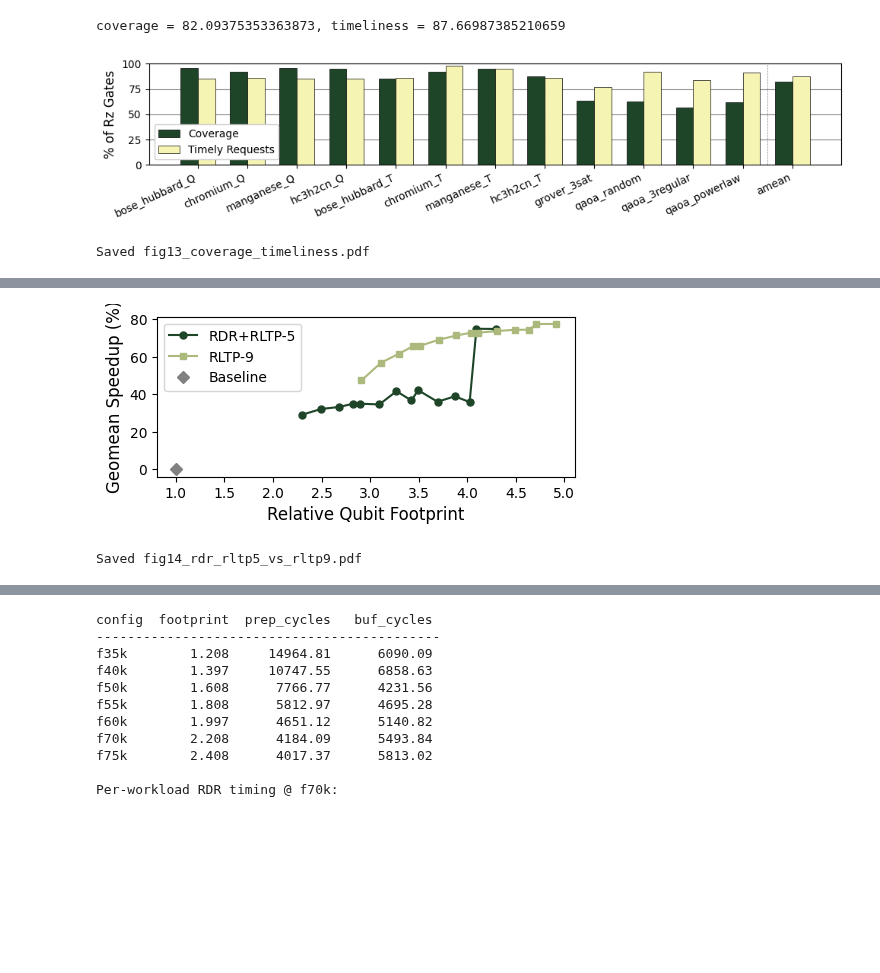
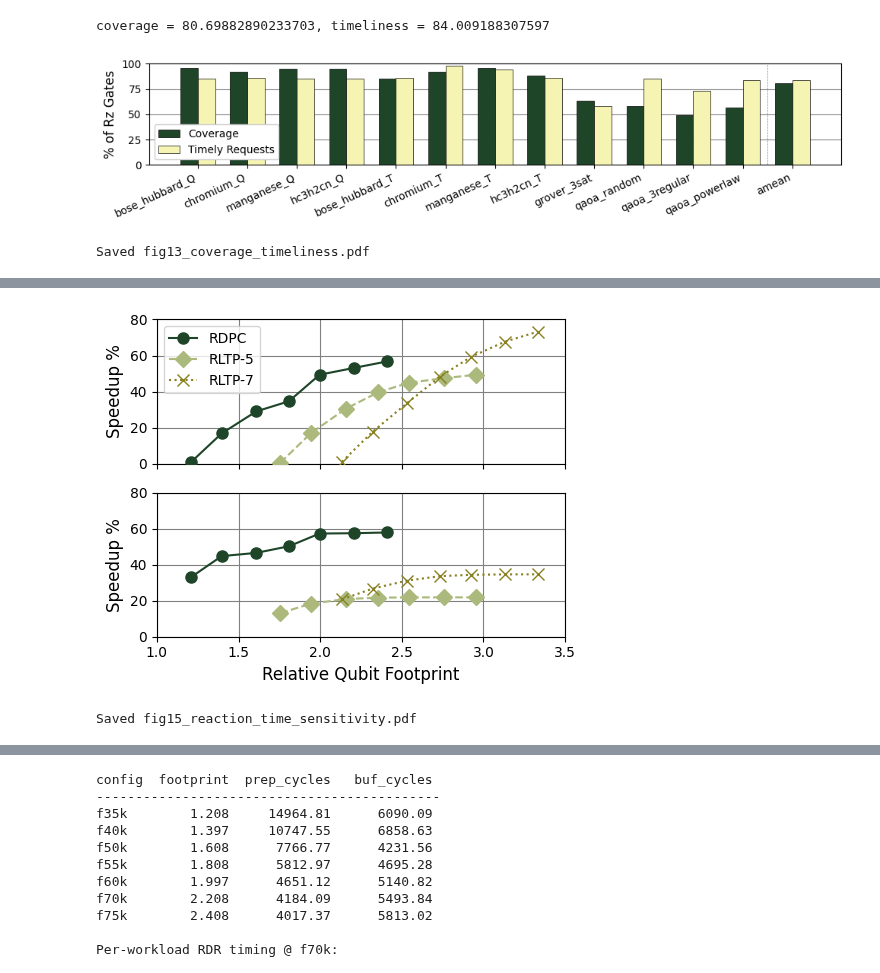
Before and after one commit to suhaskvittal/quicksilver, a Jupyter notebook: scripts/rdr_plots.ipynb, the cells around one changed output, grey strips where cells are left out. Cells and saved outputs as stored; diff of their text form; code cells hidden in the pictures; blank space fills up the shorter version.

```diff
--- a/scripts/rdr_plots.ipynb
+++ b/scripts/rdr_plots.ipynb
@@ -49,7 +49,7 @@ def rel_footprint(stats, b, rltp_n=None):
     s = stats[b]
     rltp_ws = s['COMPUTE_FOOTPRINT'].get('RLTP_WORKSPACE', 0)
     if rltp_n is not None:
-        rltp_ws = min(rltp_ws, rltp_workspace_qubits(rltp_n))
+        rltp_ws = rltp_workspace_qubits(rltp_n)
     return (s['FACTORY_FOOTPRINT']['TOTAL']
             + rltp_ws
             + s['COMPUTE_FOOTPRINT'].get('RDR_WORKSPACE', 0)) / BASE_FACTORY
@@ -69,10 +69,10 @@ base_f35k = aggregate_stats_by_policy(f'{STATS}/baseline_f35k')
 # Cell 2 — Figure 11: Iso-footprint speedup (double col, 10.0x2.4)
 
 base_f35k  = aggregate_stats_by_policy(f'{STATS}/baseline_f35k')
-rdr_f50k   = aggregate_stats_by_policy(f'{STATS}/rdr_f50k')
+rdr_f50k   = aggregate_stats_by_policy(f'{STATS}/rdr_f55k')
 rltp4_f35k = aggregate_stats_by_policy(f'{STATS}/rltp_4_f35k')
 rdr_f70k   = aggregate_stats_by_policy(f'{STATS}/rdr_f70k')
-rltp4_f50k = aggregate_stats_by_policy(f'{STATS}/rltp_4_f55k')
+rltp4_f50k = aggregate_stats_by_policy(f'{STATS}/rltp_4_f50k')
 
 rep_b = BENCHMARKS[0]
 # RLTP footprints use min(reported workspace, analytic formula) with RLTP-5 -> n=4.
@@ -83,9 +83,9 @@ fp_rltp4_f50k = rel_footprint(rltp4_f50k, rep_b, rltp_n=4)
 
 configs = [
     (rltp4_f35k, C1, f'RLTP-5 ({fp_rltp4_f35k:.1f}×)'),
-    (rdr_f50k,   C2, f'RDR ({fp_rdr_f50k:.1f}×)'),
+    (rdr_f50k,   C2, f'RDPC ({fp_rdr_f50k:.1f}×)'),
     (rltp4_f50k, C3, f'RLTP-5 ({fp_rltp4_f50k:.1f}×)'),
-    (rdr_f70k,   C4, f'RDR ({fp_rdr_f70k:.1f}×)'),
+    (rdr_f70k,   C4, f'RDPC ({fp_rdr_f70k:.1f}×)'),
 ]
 
 fig, ax = plt.subplots(figsize=(10.0, 2.4))
@@ -129,7 +129,7 @@ Saved fig11_iso_footprint_speedup.pdf
 # Cell 3 — Figure 12: Footprint vs speedup (single col, 5.0x2.4)
 
 lines = [
-    ('rdr',    C1, 'o-', 'RDR'),
+    ('rdr',    C1, 'o-', 'RDPC'),
     ('rltp_4', C3, 'D--', 'RLTP-5'),
     ('rltp_6', C4, 'x:', 'RLTP-7'),
 ]
@@ -190,7 +190,7 @@ Saved fig12_footprint_vs_speedup.pdf
 # %%
 # Cell 4 — Figure 13: Coverage and timeliness (double col, 10.0x2.4)
 
-rdr_stats = aggregate_stats_by_policy(f'{STATS}/rdr_f75k')
+rdr_stats = aggregate_stats_by_policy(f'{STATS}/rdr_f70k')
 
 coverages    = []
 timelinesses = []
@@ -237,20 +237,22 @@ plt.savefig(f'{PLOTS}/v2_fig13_coverage_timeliness.pdf', bbox_inches='tight')
 plt.show()
 print('Saved fig13_coverage_timeliness.pdf')
 # %% [output]
-coverage = 82.09375353363873, timeliness = 87.66987385210659
+coverage = 80.69882890233703, timeliness = 84.009188307597
-[figure, old version]
+[figure, new version]
 Saved fig13_coverage_timeliness.pdf
 # %%
-# Cell 5 — Figure 14: RDR+RLTP-5 vs RLTP-9 footprint vs speedup (single col, 5.0x2.4)
+# Cell 6 — Figure 15: Reaction time sensitivity (single col, 5.0x4.8 with 2 subplots)
 
-HIGH_FACTORY_CONFIGS = ['f50k', 'f55k', 'f60k', 'f65k', 'f70k', 'f75k',
-                        'f80k', 'f85k', 'f90k', 'f95k', 'f100k', 'f105k', 'f110k', 'f115k']
+TR_FACTORY_CONFIGS = FACTORY_CONFIGS
 
-def collect_line(folder_prefix, factory_configs, base_stats):
+base_tr1  = aggregate_stats_by_policy(f'{STATS}/baseline_f35k_tr1')
+base_tr23 = aggregate_stats_by_policy(f'{STATS}/baseline_f35k_tr23')
+
+def collect_tr_line(folder_prefix, suffix, base_stats, factory_configs):
     xs, ys = [], []
     rltp_n = rltp_n_for(folder_prefix)
     for fc in factory_configs:
-        policy_folder = f'{STATS}/{folder_prefix}_{fc}'
+        policy_folder = f'{STATS}/{folder_prefix}_{fc}_{suffix}'
         if not os.path.isdir(policy_folder):
             continue
         policy_stats = aggregate_stats_by_policy(policy_folder)
@@ -264,24 +266,43 @@ def collect_line(folder_prefix, factory_configs, base_stats):
         ys.append(gm)
     return xs, ys
 
-xs_rdr_rltp, ys_rdr_rltp = collect_line('rdr_with_rltp', HIGH_FACTORY_CONFIGS, base_f35k)
-xs_rltp9,    ys_rltp9    = collect_line('rltp_8',        HIGH_FACTORY_CONFIGS, base_f35k)
+fig, axes = plt.subplots(2, 1, figsize=(5.0, 4.0), sharex=True)
 
-fp_base = rel_footprint(base_f35k, BENCHMARKS[0])
+for ax, suffix, base_stats, ylabel_suffix in zip(
+        axes,
+        ['tr1',    'tr23'],
+        [base_tr1, base_tr23],
+        ['(tr=1)', '(tr=d)']):
+    xs_rdr,   ys_rdr   = collect_tr_line('rdr',    suffix, base_stats, TR_FACTORY_CONFIGS)
+    xs_rltp4, ys_rltp4 = collect_tr_line('rltp_4', suffix, base_stats, TR_FACTORY_CONFIGS)
+    xs_rltp6, ys_rltp6 = collect_tr_line('rltp_6', suffix, base_stats, TR_FACTORY_CONFIGS)
 
-fig, ax = plt.subplots(figsize=(5.0, 2.4))
+    print(suffix, '--------')
+    for i in range(len(xs_rdr)):
+        print('RDR', xs_rdr[i], ys_rdr[i])
 
-ax.plot(xs_rdr_rltp, ys_rdr_rltp, 'o-', color=C1, label='RDR+RLTP-5', linewidth=1.5, markersize=5)
-ax.plot(xs_rltp9,    ys_rltp9,    's-', color=C3, label='RLTP-9',      linewidth=1.5, markersize=5)
-ax.plot([fp_base], [0], 'D', color='gray', label='Baseline', markersize=6, zorder=5)
+    for i in range(len(xs_rltp4)):
+        print('RLTP-5', xs_rltp4[i], ys_rltp4[i])
 
-ax.set_xlabel('Relative Qubit Footprint', fontsize=12)
-ax.set_ylabel('Geomean Speedup (%)', fontsize=12)
-ax.legend(fontsize=10)
-ax.tick_params(axis='both', labelsize=10)
+    for i in range(len(xs_rltp6)):
+        print('RLTP-7', xs_rltp6[i], ys_rltp6[i])
+
+    ax.plot(xs_rdr,   ys_rdr,   'o-', color=C1, label='RDPC',    linewidth=1.5, markersize=8, zorder=3)
+    ax.plot(xs_rltp4, ys_rltp4, 'D--', color=C3, label='RLTP-5', linewidth=1.5, markersize=8, zorder=3)
+    ax.plot(xs_rltp6, ys_rltp6, 'x:', color=C4, label='RLTP-7', linewidth=1.5, markersize=8, zorder=3)
+
+    ax.set_ylabel(f'Speedup %', fontsize=12)
+    if suffix == 'tr1':
+        ax.legend(fontsize=10)
+    ax.tick_params(axis='both', labelsize=10)
+    ax.grid(axis='both', linestyle='-', color='gray', zorder=0)
+    ax.set_xlim([1.0,3.5])
+    ax.set_ylim([0.0,80.0])
+
+axes[-1].set_xlabel('Relative Qubit Footprint', fontsize=12)
 
 plt.tight_layout()
-plt.savefig(f'{PLOTS}/v2_fig14_rdr_rltp5_vs_rltp9.pdf', bbox_inches='tight')
+plt.savefig(f'{PLOTS}/v2_fig15_reaction_time_sensitivity.pdf', bbox_inches='tight')
 plt.show()
-print('Saved fig14_rdr_rltp5_vs_rltp9.pdf')
+print('Saved fig15_reaction_time_sensitivity.pdf')
 # %% [output]
@@ -288,2 +326,2 @@ print('Saved fig14_rdr_rltp5_vs_rltp9.pdf')
-[figure, old version]
+[figure, new version]
-Saved fig14_rdr_rltp5_vs_rltp9.pdf
+Saved fig15_reaction_time_sensitivity.pdf
```
Also changed, not shown: parts of 5 cells of this notebook, 4 other files.
